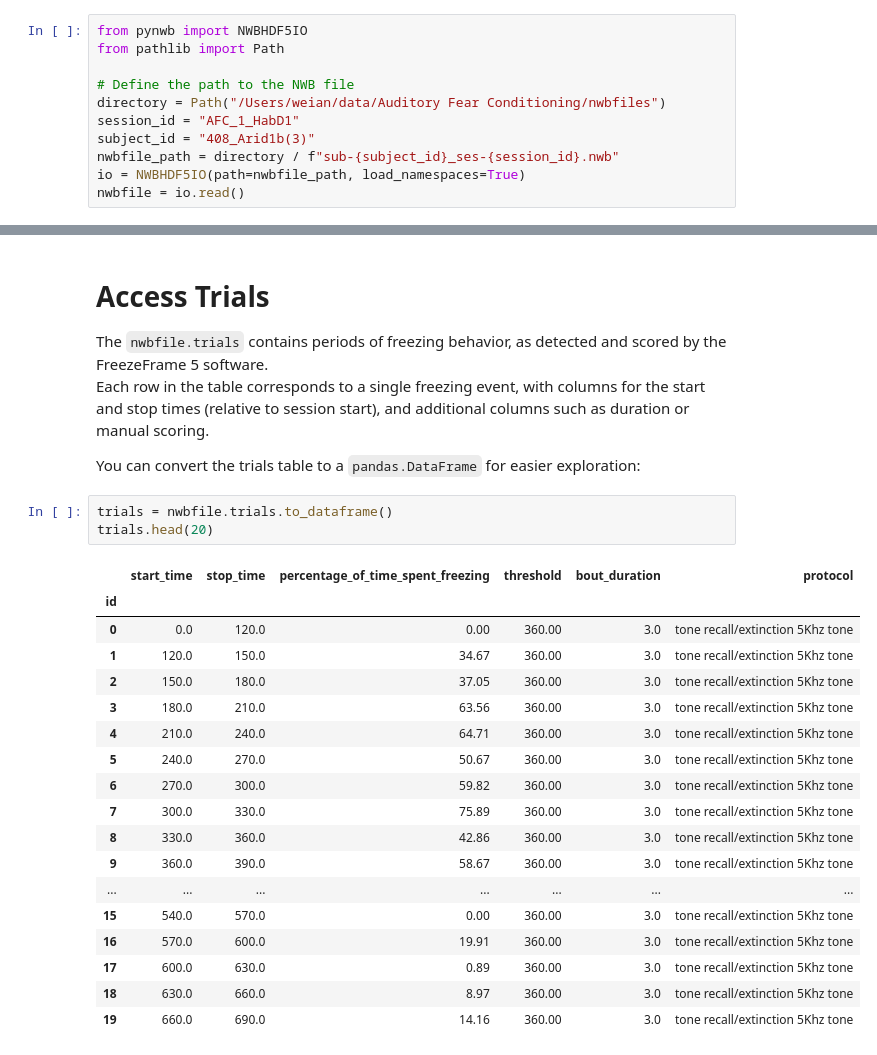
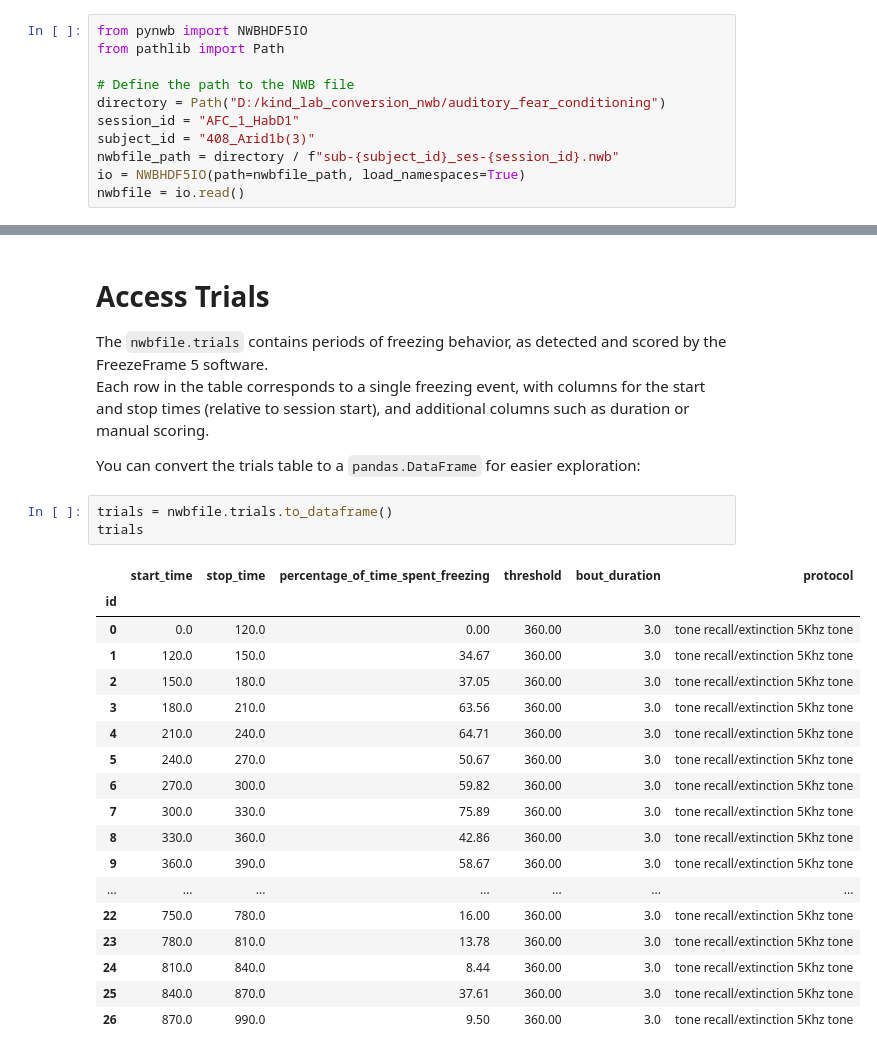
Before and after one commit to catalystneuro/kind-lab-to-nwb, a Jupyter notebook: src/kind_lab_to_nwb/rat_behavioural_phenotyping_2025/tutorials/auditory_fear_conditioning_tutorial.ipynb, the cells around one changed output, grey strips where cells are left out. Cells and saved outputs as stored; diff of their text form.

```diff
--- a/src/kind_lab_to_nwb/rat_behavioural_phenotyping_2025/tutorials/auditory_fear_conditioning_tutorial.ipynb
+++ b/src/kind_lab_to_nwb/rat_behavioural_phenotyping_2025/tutorials/auditory_fear_conditioning_tutorial.ipynb
@@ -26,7 +26,7 @@ from pynwb import NWBHDF5IO
 from pathlib import Path
 
 # Define the path to the NWB file
-directory = Path("/Users/weian/data/Auditory Fear Conditioning/nwbfiles")
+directory = Path("D:/kind_lab_conversion_nwb/auditory_fear_conditioning")
 session_id = "AFC_1_HabD1"
 subject_id = "408_Arid1b(3)"
 nwbfile_path = directory / f"sub-{subject_id}_ses-{session_id}.nwb"
@@ -144,23 +179,23 @@ Each row in the table corresponds to a single freezing event, with columns for t
 You can convert the trials table to a `pandas.DataFrame` for easier exploration:
 # %%
 trials = nwbfile.trials.to_dataframe()
-trials.head(20)
+trials
 # %% [output]
 |  | start_time | stop_time | percentage_of_time_spent_freezing | threshold | bout_duration | protocol |
 | id |  |  |  |  |  |  |
 | 0 | 0.0 | 120.0 | 0.00 | 360.00 | 3.0 | tone recall/extinction 5Khz tone |
 | 1 | 120.0 | 150.0 | 34.67 | 360.00 | 3.0 | tone recall/extinction 5Khz tone |
 | 2 | 150.0 | 180.0 | 37.05 | 360.00 | 3.0 | tone recall/extinction 5Khz tone |
 | 3 | 180.0 | 210.0 | 63.56 | 360.00 | 3.0 | tone recall/extinction 5Khz tone |
 | 4 | 210.0 | 240.0 | 64.71 | 360.00 | 3.0 | tone recall/extinction 5Khz tone |
 | 5 | 240.0 | 270.0 | 50.67 | 360.00 | 3.0 | tone recall/extinction 5Khz tone |
 | 6 | 270.0 | 300.0 | 59.82 | 360.00 | 3.0 | tone recall/extinction 5Khz tone |
 | 7 | 300.0 | 330.0 | 75.89 | 360.00 | 3.0 | tone recall/extinction 5Khz tone |
 | 8 | 330.0 | 360.0 | 42.86 | 360.00 | 3.0 | tone recall/extinction 5Khz tone |
 | 9 | 360.0 | 390.0 | 58.67 | 360.00 | 3.0 | tone recall/extinction 5Khz tone |
 | ... | ... | ... | ... | ... | ... | ... |
-| 15 | 540.0 | 570.0 | 0.00 | 360.00 | 3.0 | tone recall/extinction 5Khz tone |
-| 16 | 570.0 | 600.0 | 19.91 | 360.00 | 3.0 | tone recall/extinction 5Khz tone |
-| 17 | 600.0 | 630.0 | 0.89 | 360.00 | 3.0 | tone recall/extinction 5Khz tone |
-| 18 | 630.0 | 660.0 | 8.97 | 360.00 | 3.0 | tone recall/extinction 5Khz tone |
-| 19 | 660.0 | 690.0 | 14.16 | 360.00 | 3.0 | tone recall/extinction 5Khz tone |
+| 22 | 750.0 | 780.0 | 16.00 | 360.00 | 3.0 | tone recall/extinction 5Khz tone |
+| 23 | 780.0 | 810.0 | 13.78 | 360.00 | 3.0 | tone recall/extinction 5Khz tone |
+| 24 | 810.0 | 840.0 | 8.44 | 360.00 | 3.0 | tone recall/extinction 5Khz tone |
+| 25 | 840.0 | 870.0 | 37.61 | 360.00 | 3.0 | tone recall/extinction 5Khz tone |
+| 26 | 870.0 | 990.0 | 9.50 | 360.00 | 3.0 | tone recall/extinction 5Khz tone |
```
Also changed, not shown: parts of 8 cells of this notebook.
